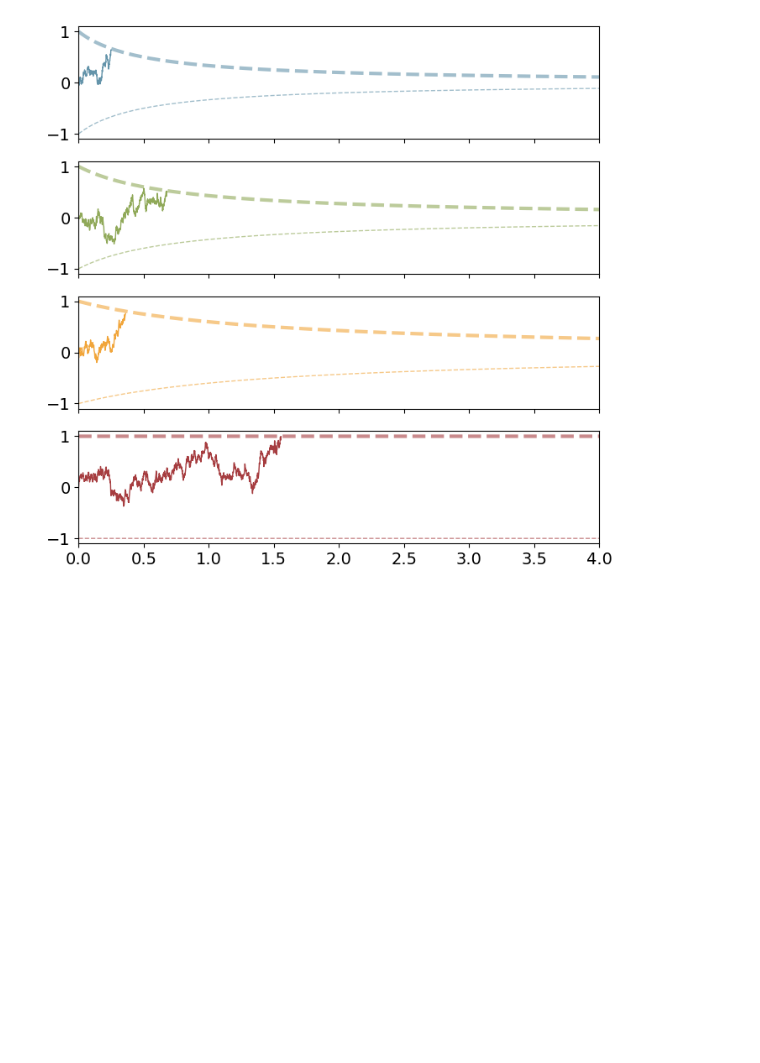
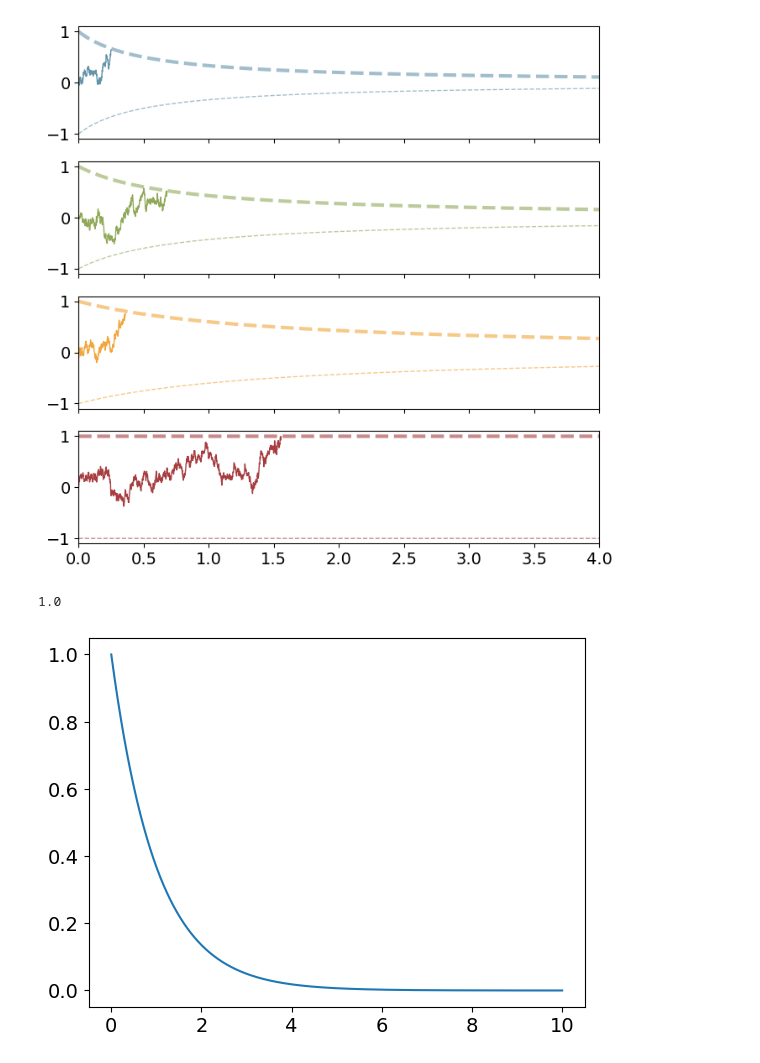
Before and after one commit to I-Pica/indp22-ddm-simulation-project, a Jupyter notebook: code/marco-sim-ddm.ipynb, the cells around one changed output. Drawn from its saved outputs; the diff is of its cells as text; code cells hidden in the pictures; blank space fills up the shorter version.

```diff
--- a/code/marco-sim-ddm.ipynb
+++ b/code/marco-sim-ddm.ipynb
@@ -306,3 +320,11 @@ plt.hist(ds_traj[incorrect,1].T, histbins, alpha = 0.5);
 plt.hist(ds_traj[incorrect,6].T, histbins, alpha = 0.5);
 plt.hist(ds_traj[incorrect,11].T, histbins, alpha = 0.5);
 plt.hist(ds_traj[incorrect,16].T, histbins, alpha = 0.5);
+# %%
+theta = 1
+thetadecaying = theta*(np.exp(-t))
+plt.plot(t,thetadecaying)
+thetadecaying[0]
+# %% [output]
+1.0
+[figure, added]
```
Also changed, not shown: parts of 4 cells of this notebook, 2 other files.
